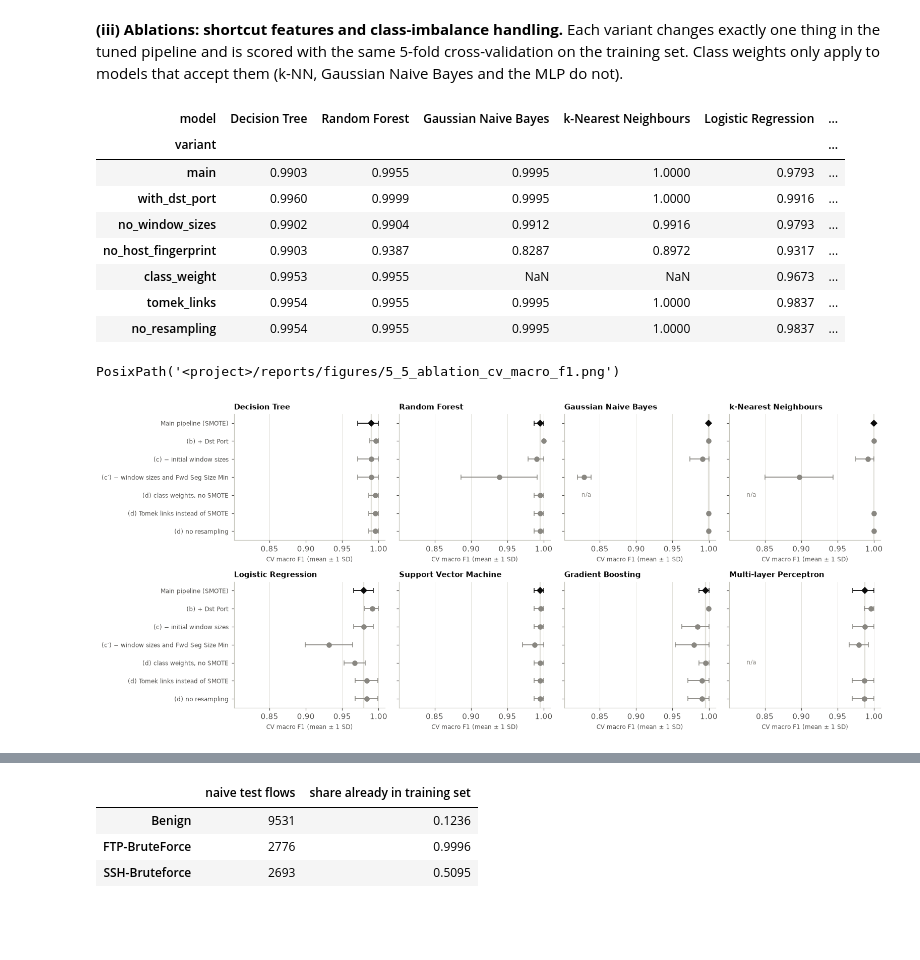
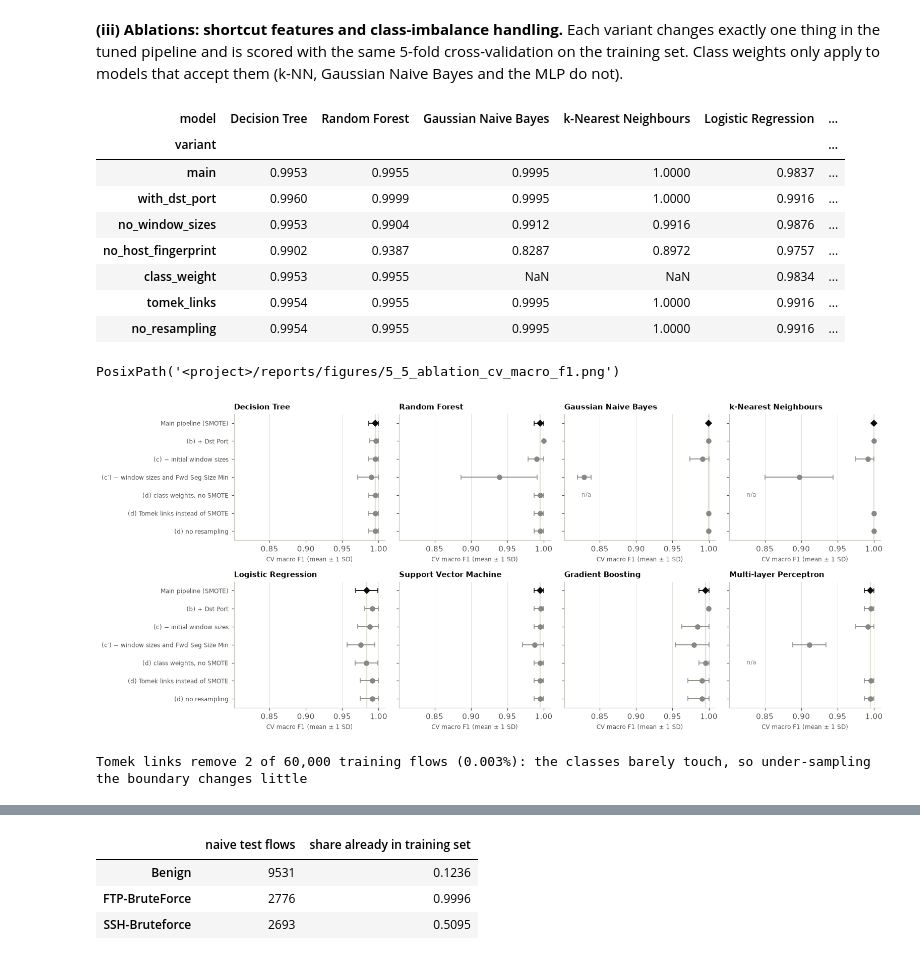
Before and after one commit to NguyenThanhPhucne/Artificial-Intelligence-and-Machine-Learning, a Jupyter notebook: notebooks/04_evaluation.ipynb, the cells around one changed output, grey strips where cells are left out. Cells and saved outputs as stored; diff of their text form; code cells hidden in the pictures; blank space fills up the shorter version.

```diff
--- a/notebooks/04_evaluation.ipynb
+++ b/notebooks/04_evaluation.ipynb
@@ -338,39 +365,53 @@ variant_labels = {
     "no_window_sizes": "(c) − initial window sizes",
     "no_host_fingerprint": "(c′) − window sizes and Fwd Seg Size Min",
     "class_weight": "(d) class weights, no SMOTE",
     "tomek_links": "(d) Tomek links instead of SMOTE",
     "no_resampling": "(d) no resampling",
 }
 
 
 def run_ablation():
     rows = []
     for name, run in runs.items():
         for variant in variant_labels:
             if variant == "class_weight" and not models.supports_class_weight(name):
                 rows.append({"model": name, "variant": variant,
                              **{f"{m}_{s}": np.nan for m in models.scorers() for s in ("mean", "std")}})
                 continue
-            pipeline, X_variant = evaluation.variant_pipeline(run, X_train, variant)
+            # Ablate the setting I report (chosen by macro F1 in (i)), not the search's weighted-F1 refit.
+            pipeline, X_variant = evaluation.variant_pipeline(run, X_train, variant,
+                                                              params=macro_selection.loc[name, "params"])
             rows.append({"model": name, "variant": variant, **evaluation.cross_validated(pipeline, X_variant, y_train)})
     return pd.DataFrame(rows)
 
 
-ablation = models.cached("ablation_eight_models", run_ablation, X_train)
+ablation = models.cached("ablation_eight_models_macro_selected", run_ablation, X_train)
 ablation.round(6).to_csv(config.TABLES_DIR / "5_5_ablation_cv.csv", index=False)
 display(ablation.pivot(index="variant", columns="model", values="f1_macro_mean")
         .reindex(index=variant_labels, columns=models.MODEL_NAMES).round(4))
 fig = plotting.plot_ablation(ablation, variant_labels)
 plotting.save_figure(fig, "5_5_ablation_cv_macro_f1")
 # %% [output]
 | model | Decision Tree | Random Forest | Gaussian Naive Bayes | k-Nearest Neighbours | Logistic Regression | ... |
 | variant |  |  |  |  |  | ... |
-| main | 0.9903 | 0.9955 | 0.9995 | 1.0000 | 0.9793 | ... |
+| main | 0.9953 | 0.9955 | 0.9995 | 1.0000 | 0.9837 | ... |
 | with_dst_port | 0.9960 | 0.9999 | 0.9995 | 1.0000 | 0.9916 | ... |
-| no_window_sizes | 0.9902 | 0.9904 | 0.9912 | 0.9916 | 0.9793 | ... |
-| no_host_fingerprint | 0.9903 | 0.9387 | 0.8287 | 0.8972 | 0.9317 | ... |
-| class_weight | 0.9953 | 0.9955 | NaN | NaN | 0.9673 | ... |
-| tomek_links | 0.9954 | 0.9955 | 0.9995 | 1.0000 | 0.9837 | ... |
-| no_resampling | 0.9954 | 0.9955 | 0.9995 | 1.0000 | 0.9837 | ... |
+| no_window_sizes | 0.9953 | 0.9904 | 0.9912 | 0.9916 | 0.9876 | ... |
+| no_host_fingerprint | 0.9902 | 0.9387 | 0.8287 | 0.8972 | 0.9757 | ... |
+| class_weight | 0.9953 | 0.9955 | NaN | NaN | 0.9834 | ... |
+| tomek_links | 0.9954 | 0.9955 | 0.9995 | 1.0000 | 0.9916 | ... |
+| no_resampling | 0.9954 | 0.9955 | 0.9995 | 1.0000 | 0.9916 | ... |
 PosixPath('<project>/reports/figures/5_5_ablation_cv_macro_f1.png')
-[figure, old version]
+[figure, new version]
+# %%
+# Why can Tomek links and "no resampling" score the same? A Tomek link is a pair of nearest neighbours from
+# different classes; I count how many the scaled training set contains (rows TomekLinks would remove).
+from imblearn.under_sampling import TomekLinks
+
+scaled_train = features.build_preprocessor(X_train).fit_transform(X_train)
+_, y_tomek = TomekLinks(sampling_strategy="auto").fit_resample(scaled_train, y_train)
+tomek_removed = len(y_train) - len(y_tomek)
+print(f"Tomek links remove {tomek_removed} of {len(y_train):,} training flows "
+      f"({tomek_removed / len(y_train):.3%}): the classes barely touch, so under-sampling the boundary changes little")
+# %% [output]
+Tomek links remove 2 of 60,000 training flows (0.003%): the classes barely touch, so under-sampling the boundary changes little
```
Also changed, not shown: parts of 15 cells of this notebook, 43 other files.
